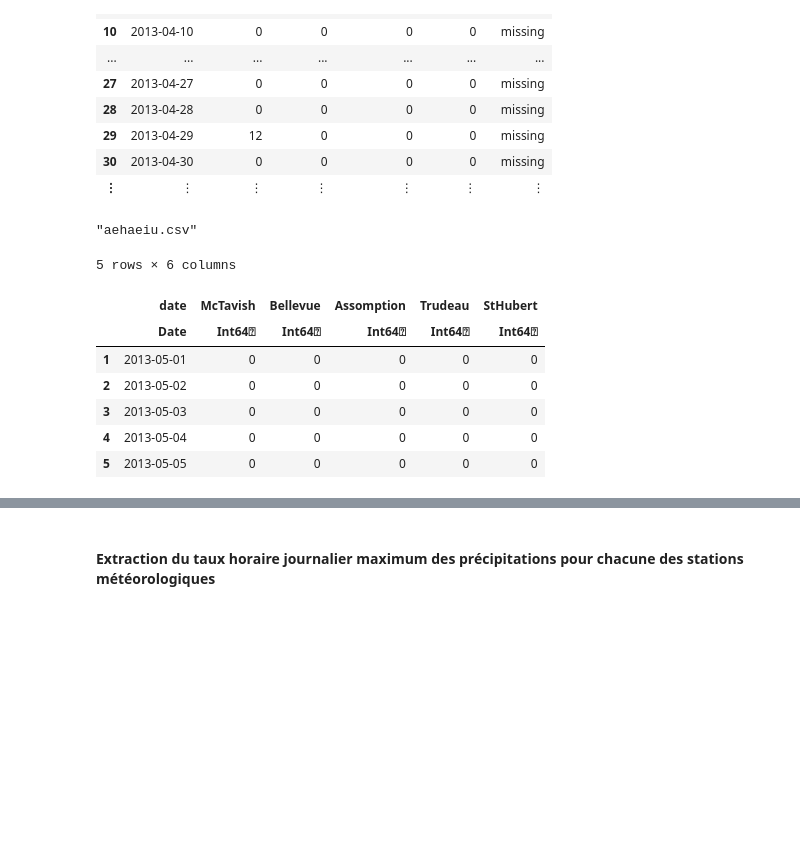
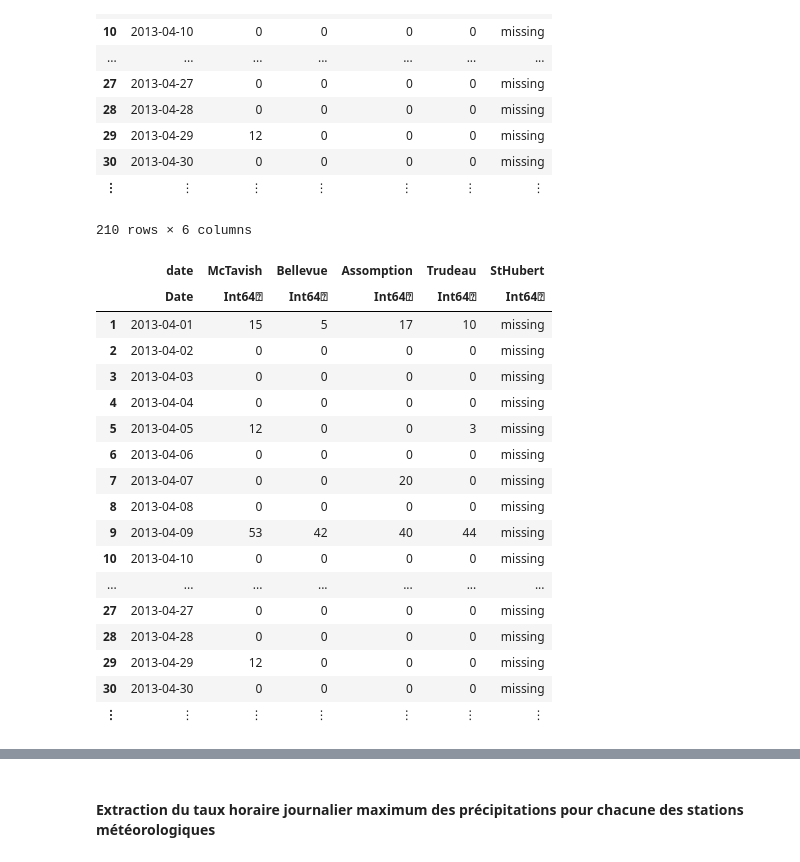
Before and after one commit to rouph/MTH3302, a Jupyter notebook: Projet/A2019/ProjetA19.ipynb, the cells around one changed output, grey strips where cells are left out. Drawn from its saved outputs; the diff is of its cells as text; code cells hidden in the pictures; blank space fills up the shorter version.

```diff
--- a/Projet/A2019/ProjetA19.ipynb
+++ b/Projet/A2019/ProjetA19.ipynb
@@ -398,10 +376,6 @@ pcpBefore_sum = by(test, :date,  McTavish = :McTavish=>sum, Bellevue = :Bellevue
 | 29 | 2013-04-29 | 12 | 0 | 0 | 0 | missing |
 | 30 | 2013-04-30 | 0 | 0 | 0 | 0 | missing |
 | ⋮ | ⋮ | ⋮ | ⋮ | ⋮ | ⋮ | ⋮ |
-# %%
-CSV.write("aehaeiu.csv", pcpBefore_sum)
-# %% [output]
-"aehaeiu.csv"
 # %%
 for j=1:size(pcpBefore_sum,1)
     means = 0
@@ -452,14 +426,24 @@ end
 # %%
 
 pcpBefore_max = by(test, :date,  McTavish = :McTavish=>maximum, Bellevue = :Bellevue=>maximum,
    Assomption = :Assomption=>maximum, Trudeau = :Trudeau=>maximum, StHubert = :StHubert=>maximum)
-first(pcp_max,5)
 # %% [output]
-5 rows × 6 columns
+210 rows × 6 columns
 |  | date | McTavish | Bellevue | Assomption | Trudeau | StHubert |
 |  | Date | Int64⍰ | Int64⍰ | Int64⍰ | Int64⍰ | Int64⍰ |
-| 1 | 2013-05-01 | 0 | 0 | 0 | 0 | 0 |
-| 2 | 2013-05-02 | 0 | 0 | 0 | 0 | 0 |
-| 3 | 2013-05-03 | 0 | 0 | 0 | 0 | 0 |
-| 4 | 2013-05-04 | 0 | 0 | 0 | 0 | 0 |
-| 5 | 2013-05-05 | 0 | 0 | 0 | 0 | 0 |
+| 1 | 2013-04-01 | 15 | 5 | 17 | 10 | missing |
+| 2 | 2013-04-02 | 0 | 0 | 0 | 0 | missing |
+| 3 | 2013-04-03 | 0 | 0 | 0 | 0 | missing |
+| 4 | 2013-04-04 | 0 | 0 | 0 | 0 | missing |
+| 5 | 2013-04-05 | 12 | 0 | 0 | 3 | missing |
+| 6 | 2013-04-06 | 0 | 0 | 0 | 0 | missing |
+| 7 | 2013-04-07 | 0 | 0 | 20 | 0 | missing |
+| 8 | 2013-04-08 | 0 | 0 | 0 | 0 | missing |
+| 9 | 2013-04-09 | 53 | 42 | 40 | 44 | missing |
+| 10 | 2013-04-10 | 0 | 0 | 0 | 0 | missing |
+| ... | ... | ... | ... | ... | ... | ... |
+| 27 | 2013-04-27 | 0 | 0 | 0 | 0 | missing |
+| 28 | 2013-04-28 | 0 | 0 | 0 | 0 | missing |
+| 29 | 2013-04-29 | 12 | 0 | 0 | 0 | missing |
+| 30 | 2013-04-30 | 0 | 0 | 0 | 0 | missing |
+| ⋮ | ⋮ | ⋮ | ⋮ | ⋮ | ⋮ | ⋮ |
```
Also changed, not shown: parts of 14 cells of this notebook, 1 other file.
